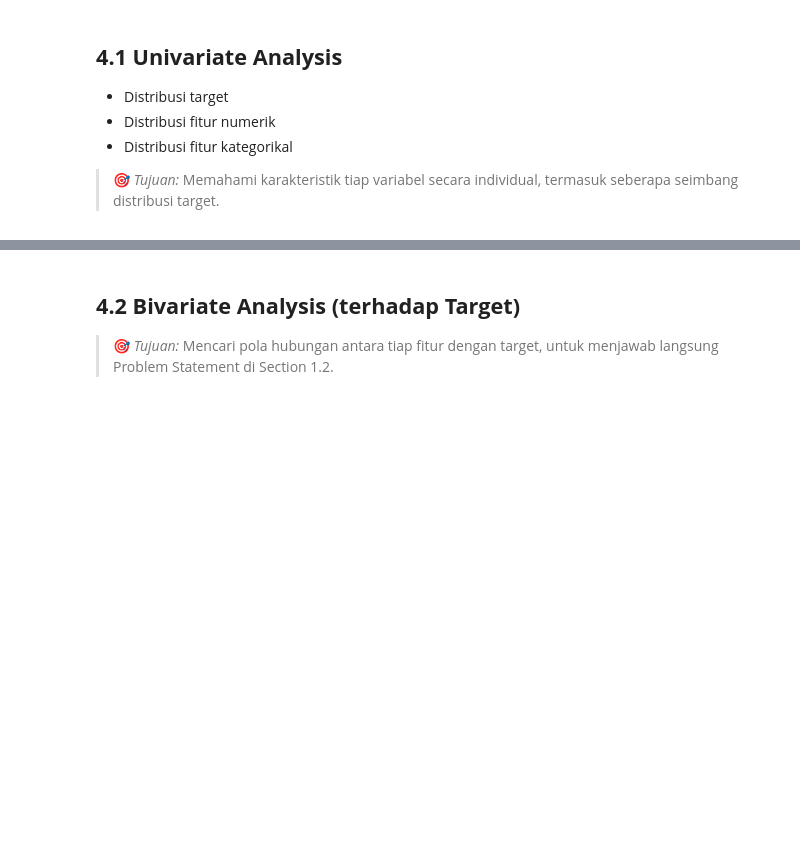
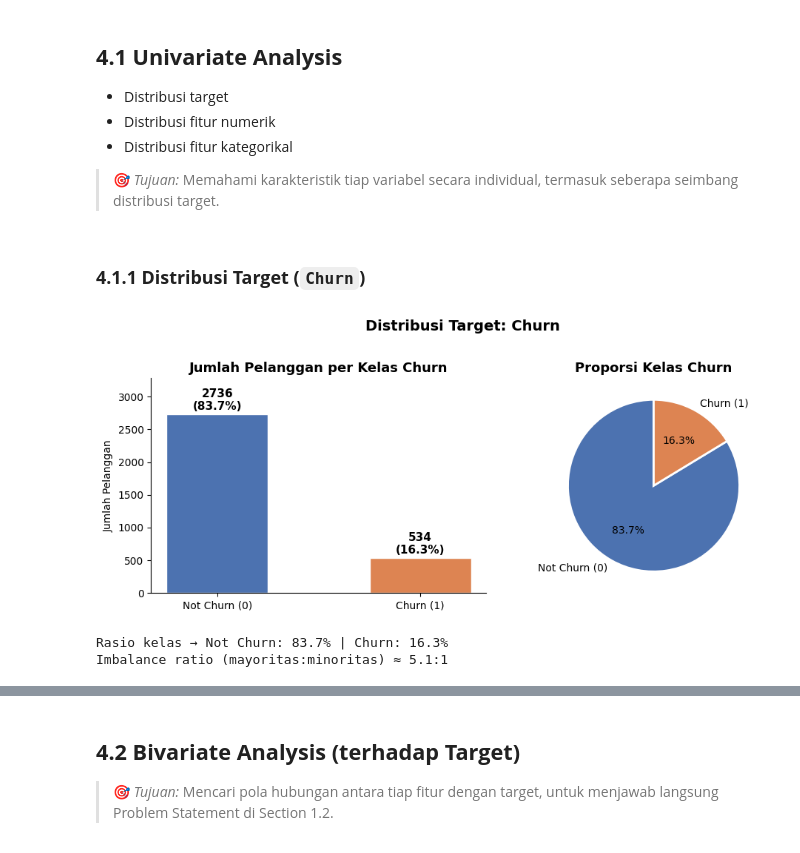
Before and after one commit to MikaMahaputra/E-Commerce-Customer-Churn, a Jupyter notebook: notebook/e-commerce-churn-analysis.ipynb, the cells around one changed output, grey strips where cells are left out. Saved outputs shown, nothing was run; the diff lists cells and outputs as text; code cells hidden in the pictures; blank space fills up the shorter version.

```diff
--- a/notebook/e-commerce-churn-analysis.ipynb
+++ b/notebook/e-commerce-churn-analysis.ipynb
@@ -691,3 +716,38 @@ nunique=3  ratio=0.0008
 - Distribusi fitur kategorikal
 
 > 🎯 *Tujuan:* Memahami karakteristik tiap variabel secara individual, termasuk seberapa seimbang distribusi target.
+# %% [markdown]
+### **4.1.1 Distribusi Target (`Churn`)**
+# %%
+fig, axes = plt.subplots(1, 2, figsize=(10, 4))
+
+churn_counts = df['Churn'].value_counts()
+churn_pct    = df['Churn'].value_counts(normalize=True) * 100
+labels       = ['Not Churn (0)', 'Churn (1)']
+colors       = ['#4C72B0', '#DD8452']
+
+# Bar chart
+axes[0].bar(labels, churn_counts.values, color=colors, edgecolor='white', width=0.5)
+for i, (v, p) in enumerate(zip(churn_counts.values, churn_pct.values)):
+    axes[0].text(i, v + 30, f'{v}\n({p:.1f}%)', ha='center', va='bottom', fontsize=11, fontweight='bold')
+axes[0].set_title('Jumlah Pelanggan per Kelas Churn', fontsize=13, fontweight='bold')
+axes[0].set_ylabel('Jumlah Pelanggan')
+axes[0].set_ylim(0, churn_counts.max() * 1.2)
+axes[0].spines[['top','right']].set_visible(False)
+
+# Pie chart
+axes[1].pie(churn_counts.values, labels=labels, colors=colors,
+            autopct='%1.1f%%', startangle=90,
+            wedgeprops={'edgecolor': 'white', 'linewidth': 2})
+axes[1].set_title('Proporsi Kelas Churn', fontsize=13, fontweight='bold')
+
+plt.suptitle('Distribusi Target: Churn', fontsize=14, fontweight='bold', y=1.02)
+plt.tight_layout()
+plt.show()
+
+print(f'Rasio kelas → Not Churn: {churn_pct[0]:.1f}% | Churn: {churn_pct[1]:.1f}%')
+print(f'Imbalance ratio (mayoritas:minoritas) ≈ {churn_counts[0]/churn_counts[1]:.1f}:1')
+# %% [output]
+[figure, added]
+Rasio kelas → Not Churn: 83.7% | Churn: 16.3%
+Imbalance ratio (mayoritas:minoritas) ≈ 5.1:1
```
Also changed, not shown: parts of 17 cells of this notebook.
